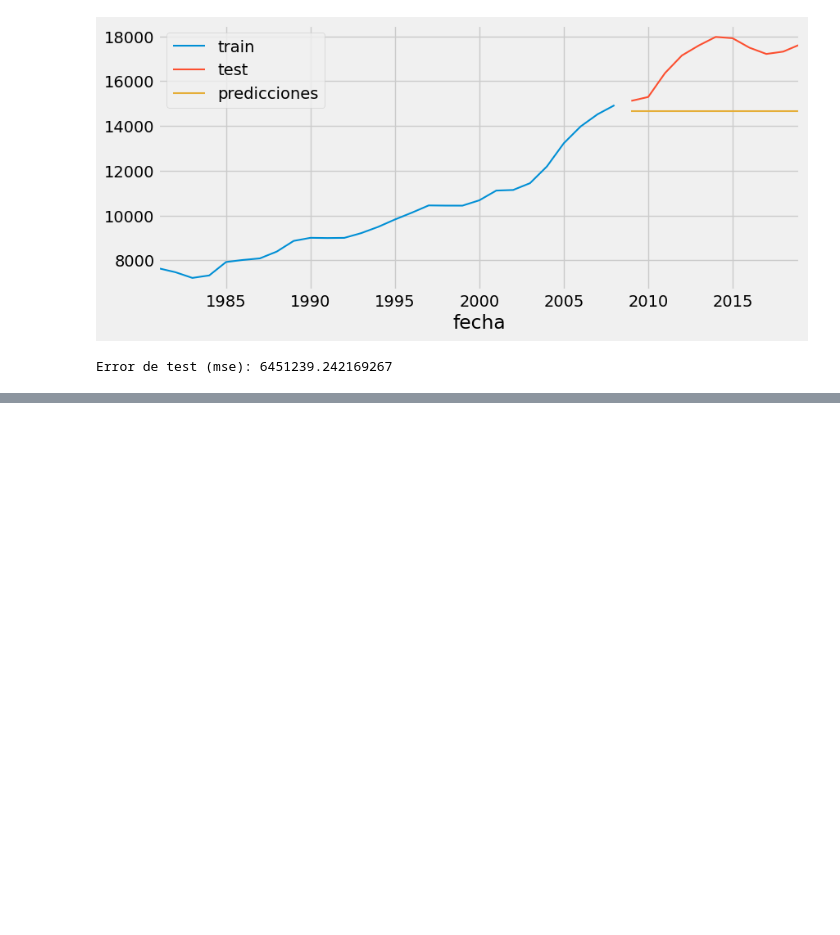
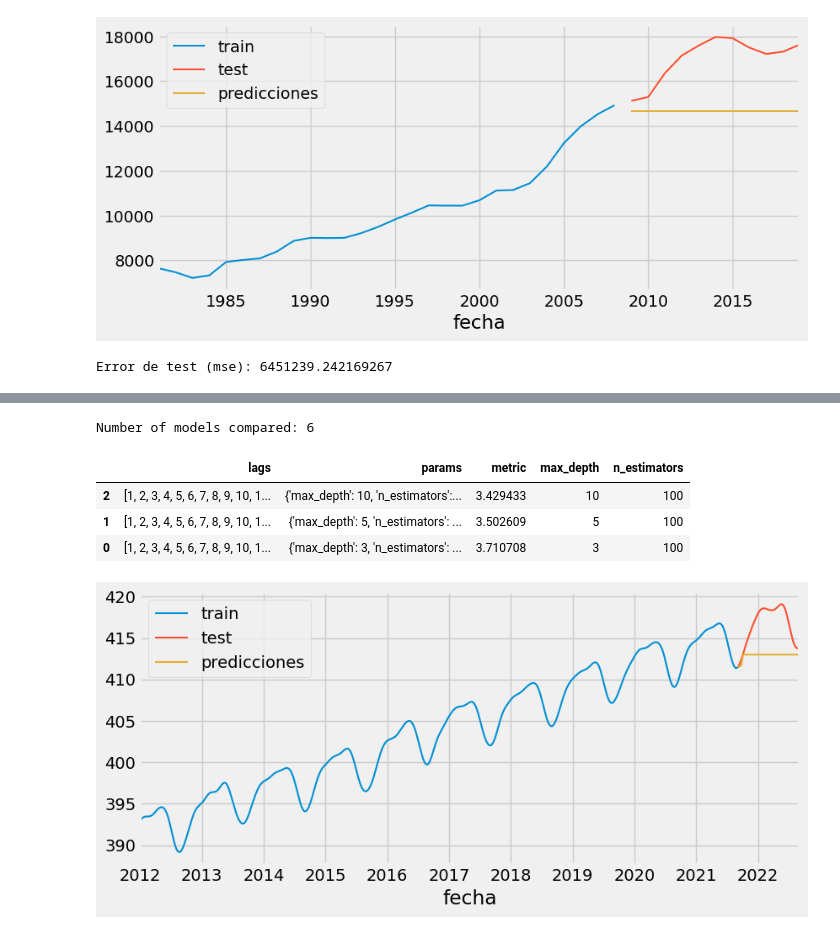
Before and after one commit to lookmydata/CO2-Emissions, a Jupyter notebook: exploration/KPI_exploratorio_Fercho.ipynb, the cells around one changed output, grey strips where cells are left out. Cells and saved outputs as stored; diff of their text form; code cells hidden in the pictures; blank space fills up the shorter version.

```diff
--- a/exploration/KPI_exploratorio_Fercho.ipynb
+++ b/exploration/KPI_exploratorio_Fercho.ipynb
@@ -809,0 +864,59 @@ datos
+# %%
+# Grid search de hiperparámetros
+# ==============================================================================
+steps = 366
+forecaster = ForecasterAutoreg(
+                regressor = RandomForestRegressor(random_state=123),
+                lags      = 12 # Este valor será remplazado en el grid search
+             )
+
+# Lags utilizados como predictores
+lags_grid = [883]
+
+# Hiperparámetros del regresor
+param_grid = {'n_estimators': [100, 500],
+              'max_depth': [3, 5, 10]}
+
+resultados_grid = grid_search_forecaster(
+                        forecaster         = forecaster,
+                        y                  = datos_train['y'],
+                        param_grid         = param_grid,
+                        lags_grid          = lags_grid,
+                        steps              = steps,
+                        refit              = True,
+                        metric             = 'mean_squared_error',
+                        initial_train_size = int(len(datos_train)*0.5),
+                        fixed_train_size   = False,
+                        return_best        = True,
+                        verbose            = False
+                   )
+# %% [output]
+Number of models compared: 6
+# %%
+resultados_grid
+# %% [output]
+|  | lags | params | metric | max_depth | n_estimators |
+| 2 | [1, 2, 3, 4, 5, 6, 7, 8, 9, 10, 1... | {'max_depth': 10, 'n_estimators':... | 3.429433 | 10 | 100 |
+| 1 | [1, 2, 3, 4, 5, 6, 7, 8, 9, 10, 1... | {'max_depth': 5, 'n_estimators': ... | 3.502609 | 5 | 100 |
+| 0 | [1, 2, 3, 4, 5, 6, 7, 8, 9, 10, 1... | {'max_depth': 3, 'n_estimators': ... | 3.710708 | 3 | 100 |
+# %%
+regressor = RandomForestRegressor(max_depth=10, n_estimators=500, random_state=123)
+forecaster = ForecasterAutoreg(
+                regressor = regressor,
+                lags = 1461
+             )
+
+forecaster.fit(y=datos_train['y'])
+# %%
+# Predicciones
+# ==============================================================================
+predicciones = forecaster.predict(steps=steps)
+# Gráfico
+# ==============================================================================
+fig, ax = plt.subplots(figsize=(9, 4))
+datos_train['y'].plot(ax=ax, label='train')
+datos_test['y'].plot(ax=ax, label='test')
+predicciones.plot(ax=ax, label='predicciones')
+ax.legend();
+# %% [output]
+[figure, added]
```
Also changed, not shown: parts of 7 cells of this notebook, 1 other file.
